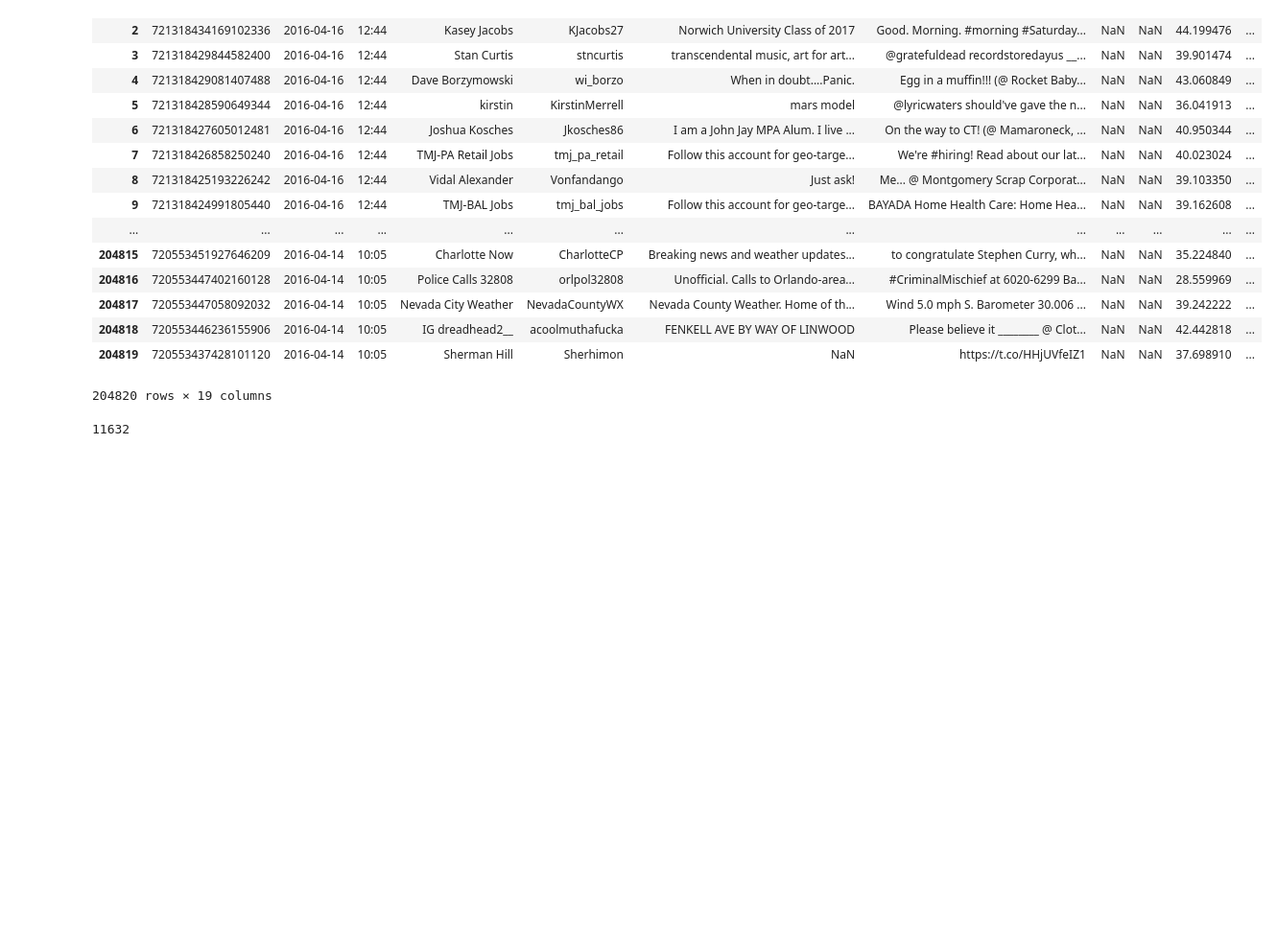
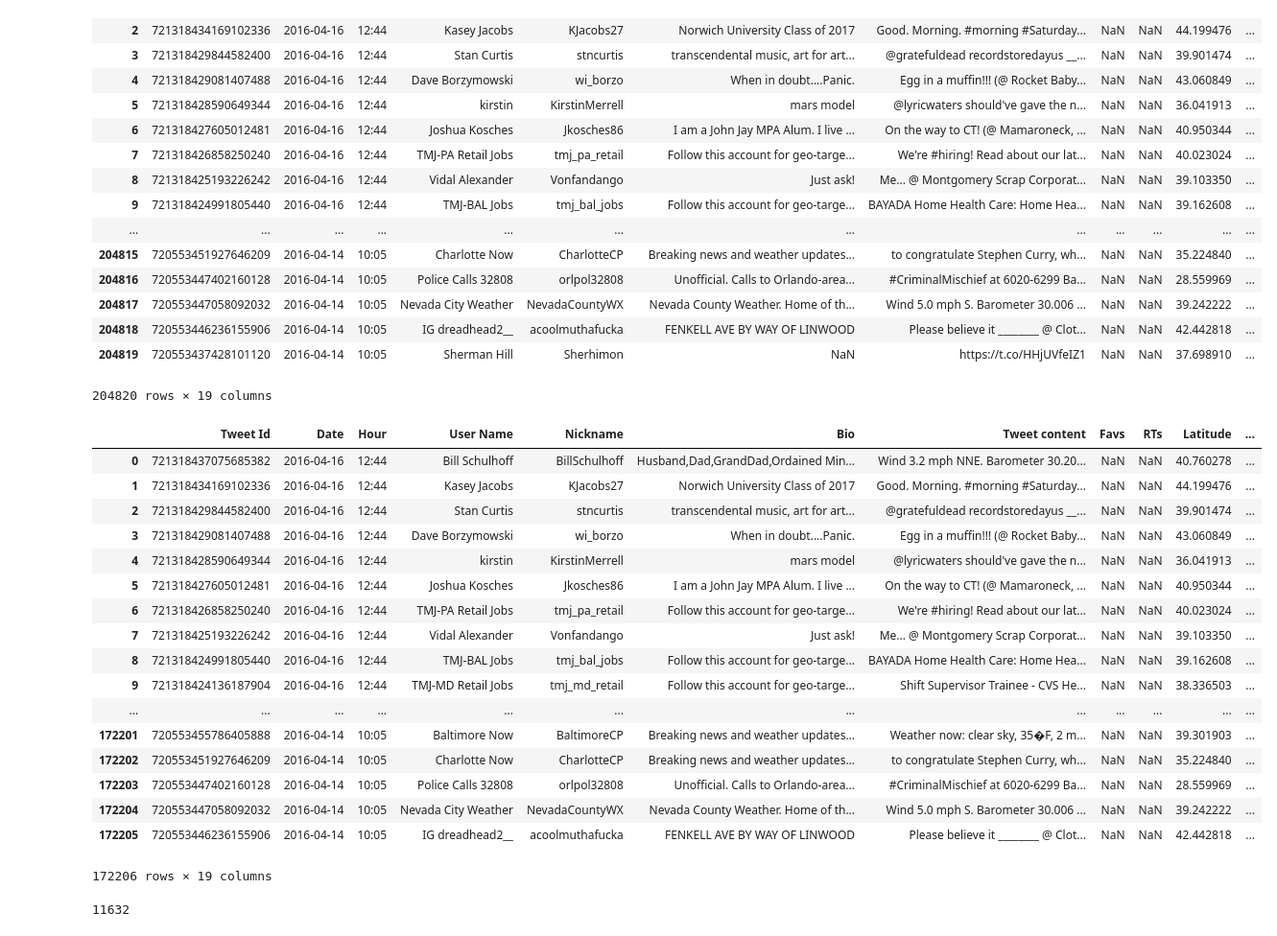
Before and after one commit to eng543/machineLearningProject_genderClassification, a Jupyter notebook: Data_Acquisition_Scripts/filtering_usernames_from_corpus.ipynb, the cells around one changed output. Shown: that part at 96% size. Cells and saved outputs as stored; diff of their text form; code cells hidden in the pictures; blank space fills up the shorter version.

Commit message:
Scraping script, current filter_usernames_from_corpus

```diff
--- a/Data_Acquisition_Scripts/filtering_usernames_from_corpus.ipynb
+++ b/Data_Acquisition_Scripts/filtering_usernames_from_corpus.ipynb
@@ -27,6 +27,27 @@ tweets
 # remove users whose language != "en"
 tweets_lang = tweets[tweets['Language'].isin(['en'])]
 tweets_lang = tweets_lang.reset_index(drop = True)
+# %%
+tweets_lang
+# %% [output]
+|  | Tweet Id | Date | Hour | User Name | Nickname | Bio | Tweet content | Favs | RTs | Latitude | ... |
+| 0 | 721318437075685382 | 2016-04-16 | 12:44 | Bill Schulhoff | BillSchulhoff | Husband,Dad,GrandDad,Ordained Min... | Wind 3.2 mph NNE. Barometer 30.20... | NaN | NaN | 40.760278 | ... |
+| 1 | 721318434169102336 | 2016-04-16 | 12:44 | Kasey Jacobs | KJacobs27 | Norwich University Class of 2017 | Good. Morning. #morning #Saturday... | NaN | NaN | 44.199476 | ... |
+| 2 | 721318429844582400 | 2016-04-16 | 12:44 | Stan Curtis | stncurtis | transcendental music, art for art... | @gratefuldead recordstoredayus __... | NaN | NaN | 39.901474 | ... |
+| 3 | 721318429081407488 | 2016-04-16 | 12:44 | Dave Borzymowski | wi_borzo | When in doubt....Panic. | Egg in a muffin!!! (@ Rocket Baby... | NaN | NaN | 43.060849 | ... |
+| 4 | 721318428590649344 | 2016-04-16 | 12:44 | kirstin | KirstinMerrell | mars model | @lyricwaters should've gave the n... | NaN | NaN | 36.041913 | ... |
+| 5 | 721318427605012481 | 2016-04-16 | 12:44 | Joshua Kosches | Jkosches86 | I am a John Jay MPA Alum. I live ... | On the way to CT! (@ Mamaroneck, ... | NaN | NaN | 40.950344 | ... |
+| 6 | 721318426858250240 | 2016-04-16 | 12:44 | TMJ-PA Retail Jobs | tmj_pa_retail | Follow this account for geo-targe... | We're #hiring! Read about our lat... | NaN | NaN | 40.023024 | ... |
+| 7 | 721318425193226242 | 2016-04-16 | 12:44 | Vidal Alexander | Vonfandango | Just ask! | Me... @ Montgomery Scrap Corporat... | NaN | NaN | 39.103350 | ... |
+| 8 | 721318424991805440 | 2016-04-16 | 12:44 | TMJ-BAL Jobs | tmj_bal_jobs | Follow this account for geo-targe... | BAYADA Home Health Care: Home Hea... | NaN | NaN | 39.162608 | ... |
+| 9 | 721318424136187904 | 2016-04-16 | 12:44 | TMJ-MD Retail Jobs | tmj_md_retail | Follow this account for geo-targe... | Shift Supervisor Trainee - CVS He... | NaN | NaN | 38.336503 | ... |
+| ... | ... | ... | ... | ... | ... | ... | ... | ... | ... | ... | ... |
+| 172201 | 720553455786405888 | 2016-04-14 | 10:05 | Baltimore Now | BaltimoreCP | Breaking news and weather updates... | Weather now: clear sky, 35�F, 2 m... | NaN | NaN | 39.301903 | ... |
+| 172202 | 720553451927646209 | 2016-04-14 | 10:05 | Charlotte Now | CharlotteCP | Breaking news and weather updates... | to congratulate Stephen Curry, wh... | NaN | NaN | 35.224840 | ... |
+| 172203 | 720553447402160128 | 2016-04-14 | 10:05 | Police Calls 32808 | orlpol32808 | Unofficial. Calls to Orlando-area... | #CriminalMischief at 6020-6299 Ba... | NaN | NaN | 28.559969 | ... |
+| 172204 | 720553447058092032 | 2016-04-14 | 10:05 | Nevada City Weather | NevadaCountyWX | Nevada County Weather. Home of th... | Wind 5.0 mph S. Barometer 30.006 ... | NaN | NaN | 39.242222 | ... |
+| 172205 | 720553446236155906 | 2016-04-14 | 10:05 | IG dreadhead2__ | acoolmuthafucka | FENKELL AVE BY WAY OF LINWOOD | Please believe it ________ @ Clot... | NaN | NaN | 42.442818 | ... |
+172206 rows × 19 columns
 # %%
 usernames = {}
 # %%
```
Also changed, not shown: parts of 3 cells of this notebook, 2 other files.
